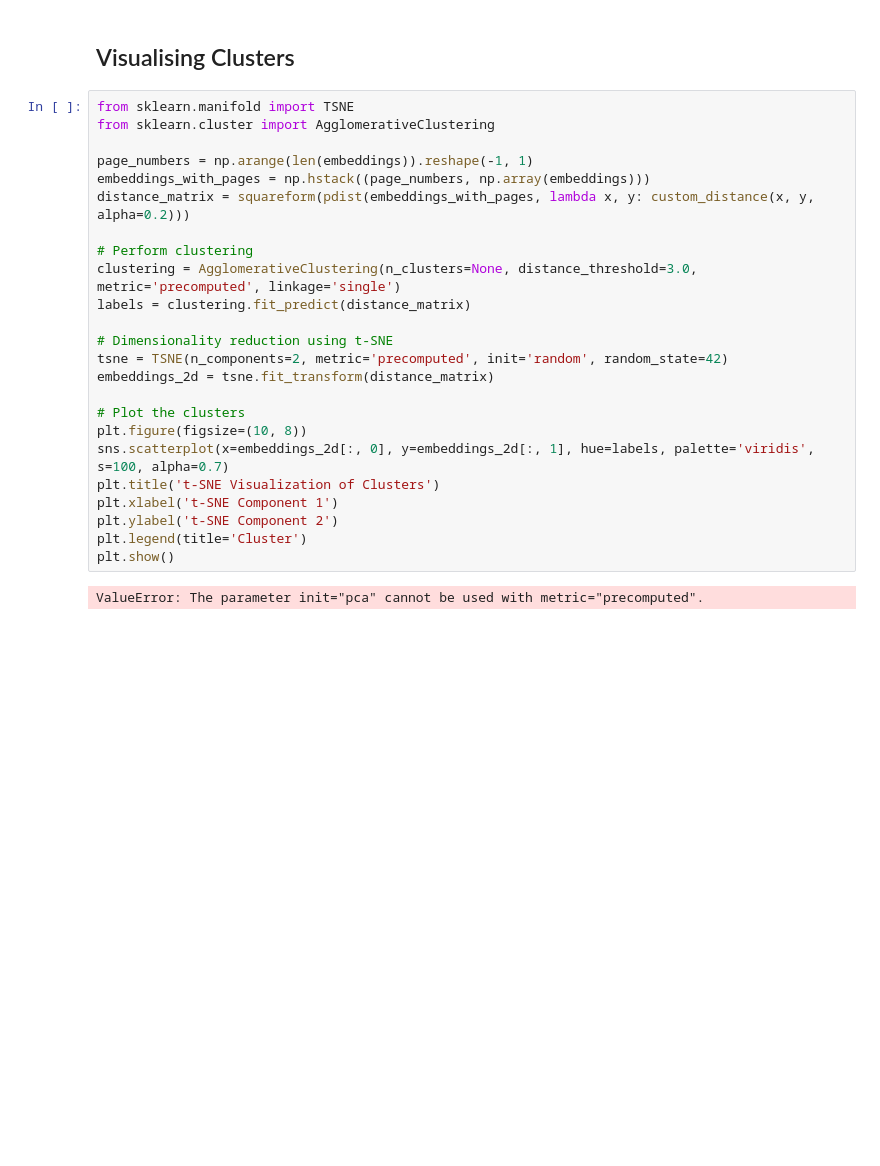
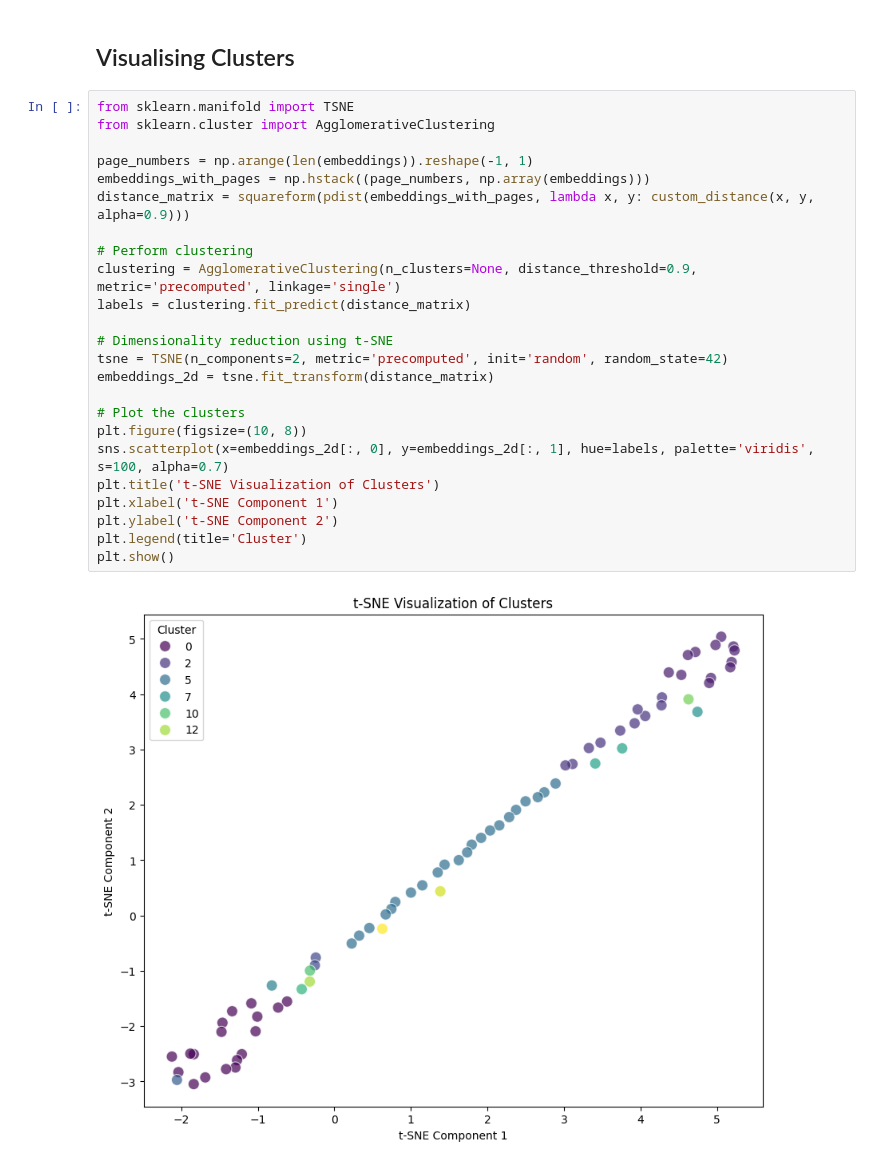
Before and after one commit to zarifaziz/ai-pdf-document-splitter, a Jupyter notebook: notebooks/visualise_embeddings.ipynb, the cells around one changed output. Cells and saved outputs as stored; diff of their text form; blank space fills up the shorter version.

```diff
--- a/notebooks/visualise_embeddings.ipynb
+++ b/notebooks/visualise_embeddings.ipynb
@@ -56,26 +56,26 @@ plt.show()
 # %%
 from sklearn.manifold import TSNE
 from sklearn.cluster import AgglomerativeClustering
 
 page_numbers = np.arange(len(embeddings)).reshape(-1, 1)
 embeddings_with_pages = np.hstack((page_numbers, np.array(embeddings)))
-distance_matrix = squareform(pdist(embeddings_with_pages, lambda x, y: custom_distance(x, y, alpha=0.2)))
+distance_matrix = squareform(pdist(embeddings_with_pages, lambda x, y: custom_distance(x, y, alpha=0.9)))
 
 # Perform clustering
-clustering = AgglomerativeClustering(n_clusters=None, distance_threshold=3.0, metric='precomputed', linkage='single')
+clustering = AgglomerativeClustering(n_clusters=None, distance_threshold=0.9, metric='precomputed', linkage='single')
 labels = clustering.fit_predict(distance_matrix)
 
 # Dimensionality reduction using t-SNE
 tsne = TSNE(n_components=2, metric='precomputed', init='random', random_state=42)
 embeddings_2d = tsne.fit_transform(distance_matrix)
 
 # Plot the clusters
 plt.figure(figsize=(10, 8))
 sns.scatterplot(x=embeddings_2d[:, 0], y=embeddings_2d[:, 1], hue=labels, palette='viridis', s=100, alpha=0.7)
 plt.title('t-SNE Visualization of Clusters')
 plt.xlabel('t-SNE Component 1')
 plt.ylabel('t-SNE Component 2')
 plt.legend(title='Cluster')
 plt.show()
 # %% [output]
-ValueError: The parameter init="pca" cannot be used with metric="precomputed".
+[figure, added]
```
Also changed, not shown: 11 other files.
